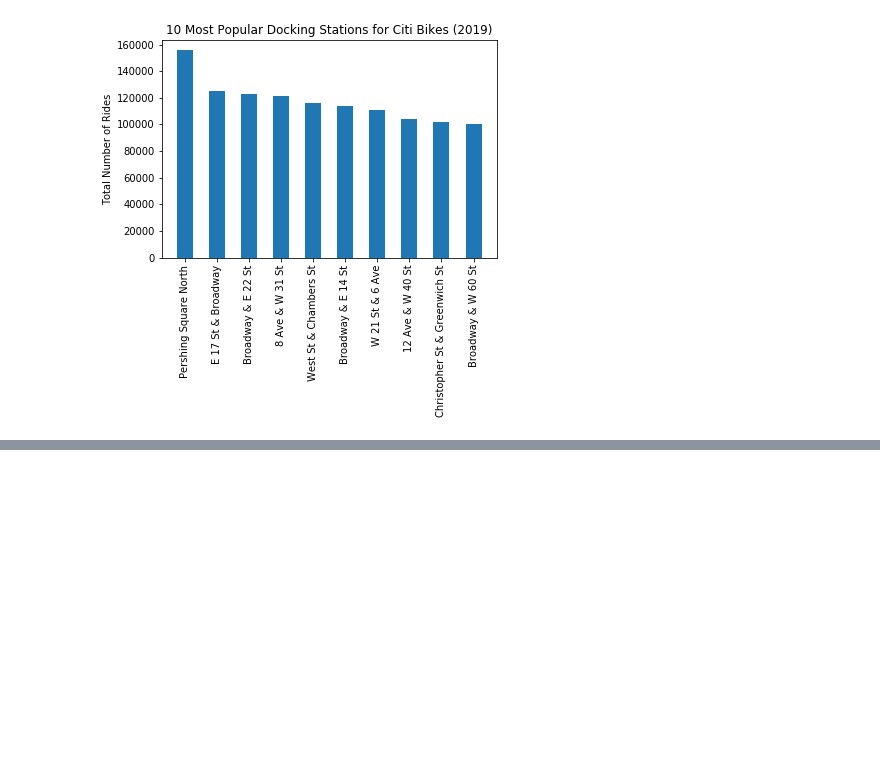
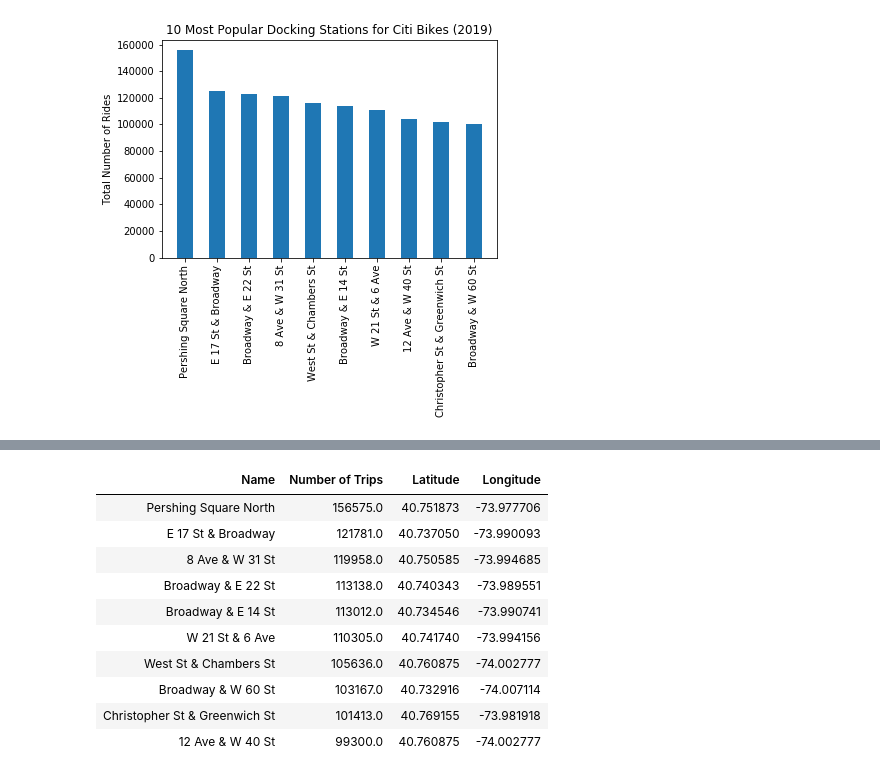
Before and after one commit to RU-Data-Science-GroupThree/NYC-CitiBike_Analysis, a Jupyter notebook: Alex V/CSV_CitiBike.ipynb, the cells around one changed output, grey strips where cells are left out. Cells and saved outputs as stored; diff of their text form; code cells hidden in the pictures; blank space fills up the shorter version.

```diff
--- a/Alex V/CSV_CitiBike.ipynb
+++ b/Alex V/CSV_CitiBike.ipynb
@@ -224,7 +237,7 @@ print(broad_w60_coord)
 (40.76915505, -73.98191841)
 # %%
 start_stations_lat = [pershing_lat[0],e_17_lat[0],eighth_w31_lat[0],broad_e22_lat[0],broad_e14_lat[0],w21_6_ave_lat[0],
-                      ave12_w40_lat[0],chris_greenwich_lat[0],broad_w60_lat[0],ave12_w40_lat[0]]
+                      west_chambers_lat[0],broad_w60_lat[0],chris_greenwich_lat[0],ave12_w40_lat[0]]
 start_stations_lat
 # %% [output]
 [40.751872999999996,
@@ -239,7 +252,7 @@ start_stations_lat
  40.76087502]
 # %%
 start_stations_lng = [pershing_lng[0],e_17_lng[0],eighth_w31_lng[0],broad_e22_lng[0],broad_e14_lng[0],w21_6_ave_lng[0],
-                      ave12_w40_lng[0],chris_greenwich_lng[0],broad_w60_lng[0],ave12_w40_lng[0]]
+                      west_chambers_lng[0],broad_w60_lng[0],chris_greenwich_lng[0],ave12_w40_lng[0]]
 start_stations_lng
 # %% [output]
 [-73.97770600000001,
@@ -329,0 +377,14 @@ Text(0, 0.5, 'Total Number of Rides')
+# %%
+top_10_start_station.rename_axis("Name", axis="columns")
+# %% [output]
+| Name | Number of Trips | Latitude | Longitude |
+| Pershing Square North | 156575.0 | 40.751873 | -73.977706 |
+| E 17 St & Broadway | 121781.0 | 40.737050 | -73.990093 |
+| 8 Ave & W 31 St | 119958.0 | 40.750585 | -73.994685 |
+| Broadway & E 22 St | 113138.0 | 40.740343 | -73.989551 |
+| Broadway & E 14 St | 113012.0 | 40.734546 | -73.990741 |
+| W 21 St & 6 Ave | 110305.0 | 40.741740 | -73.994156 |
+| West St & Chambers St | 105636.0 | 40.760875 | -74.002777 |
+| Broadway & W 60 St | 103167.0 | 40.732916 | -74.007114 |
+| Christopher St & Greenwich St | 101413.0 | 40.769155 | -73.981918 |
+| 12 Ave & W 40 St | 99300.0 | 40.760875 | -74.002777 |
```
Also changed, not shown: parts of 10 cells of this notebook.
